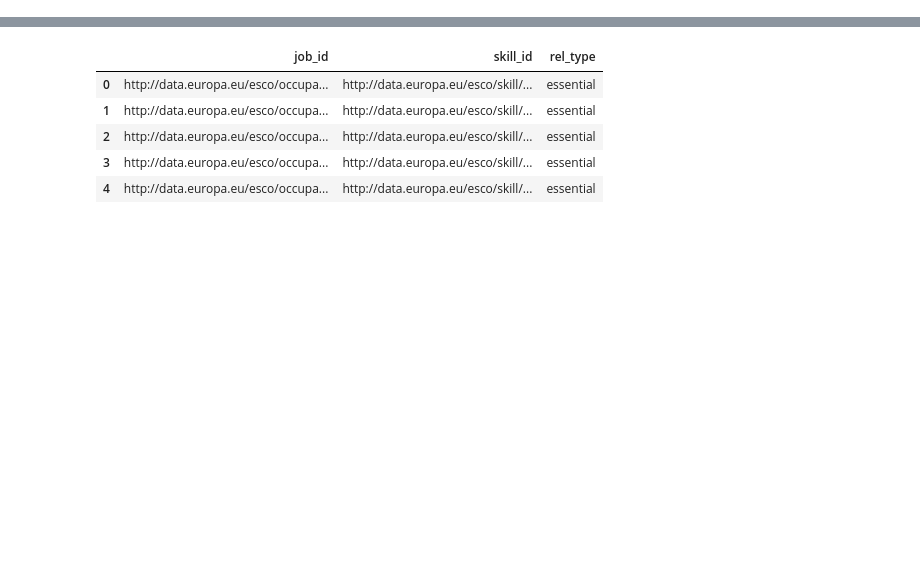
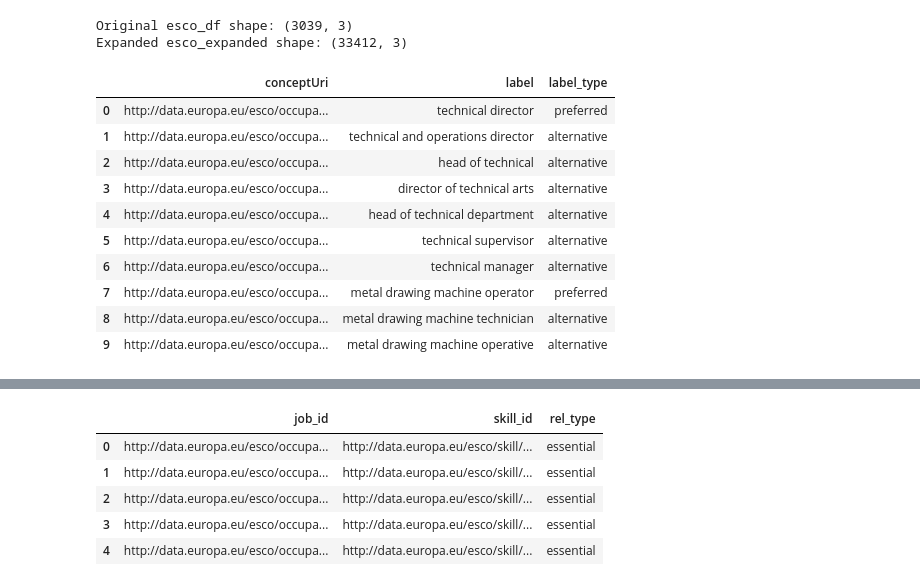
Before and after one commit to egesualp/skills4cpp, a Jupyter notebook: notebooks/4_talent_clef_task_B_data.ipynb, the cells around one changed output, grey strips where cells are left out. Saved outputs shown, nothing was run; the diff lists cells and outputs as text; code cells hidden in the pictures; blank space fills up the shorter version.

```diff
--- a/notebooks/4_talent_clef_task_B_data.ipynb
+++ b/notebooks/4_talent_clef_task_B_data.ipynb
@@ -5,0 +66,47 @@ import json
+# %%
+# Expand altLabels - create one row for each alternative label
+expanded_rows = []
+
+for _, row in esco_df.iterrows():
+    concept_uri = row['conceptUri']
+    preferred_label = row['preferredLabel']
+    alt_labels = row['altLabels']
+
+    # Add the preferred label as the first row
+    expanded_rows.append({
+        'conceptUri': concept_uri,
+        'label': preferred_label,
+        'label_type': 'preferred'
+    })
+
+    # Add each alternative label as separate rows
+    if pd.notna(alt_labels) and alt_labels.strip():
+        alt_label_list = alt_labels.split('\n')
+        for alt_label in alt_label_list:
+            alt_label = alt_label.strip()
+            if alt_label:  # Only add non-empty labels
+                expanded_rows.append({
+                    'conceptUri': concept_uri,
+                    'label': alt_label,
+                    'label_type': 'alternative'
+                })
+
+# Create the expanded dataframe
+esco_expanded = pd.DataFrame(expanded_rows)
+print(f"Original esco_df shape: {esco_df.shape}")
+print(f"Expanded esco_expanded shape: {esco_expanded.shape}")
+esco_expanded.head(10)
+# %% [output]
+Original esco_df shape: (3039, 3)
+Expanded esco_expanded shape: (33412, 3)
+|  | conceptUri | label | label_type |
+| 0 | http://data.europa.eu/esco/occupa... | technical director | preferred |
+| 1 | http://data.europa.eu/esco/occupa... | technical and operations director | alternative |
+| 2 | http://data.europa.eu/esco/occupa... | head of technical | alternative |
+| 3 | http://data.europa.eu/esco/occupa... | director of technical arts | alternative |
+| 4 | http://data.europa.eu/esco/occupa... | head of technical department | alternative |
+| 5 | http://data.europa.eu/esco/occupa... | technical supervisor | alternative |
+| 6 | http://data.europa.eu/esco/occupa... | technical manager | alternative |
+| 7 | http://data.europa.eu/esco/occupa... | metal drawing machine operator | preferred |
+| 8 | http://data.europa.eu/esco/occupa... | metal drawing machine technician | alternative |
+| 9 | http://data.europa.eu/esco/occupa... | metal drawing machine operative | alternative |
```
Also changed, not shown: parts of 38 cells of this notebook, 15 other files.
